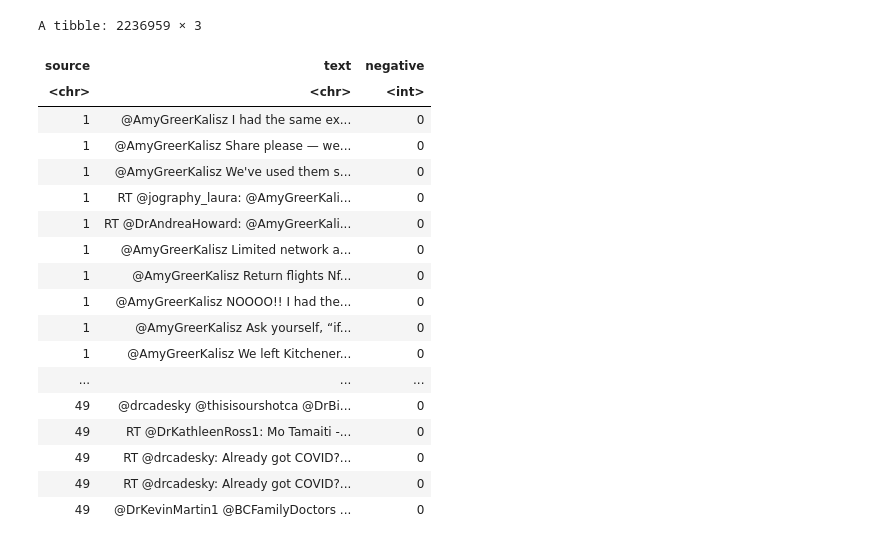
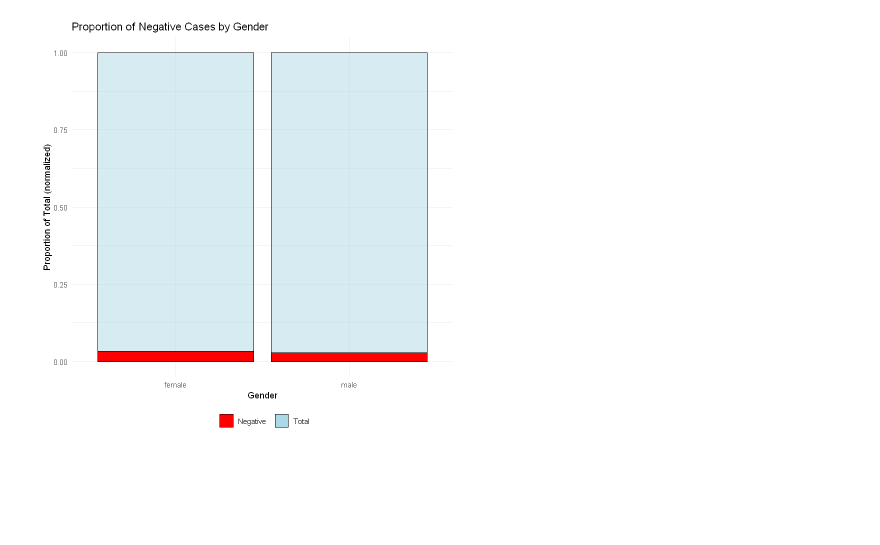
Before and after one commit to Irene-Berezin/tweets, a Jupyter notebook: Untitled-1.ipynb, the cells around one changed output. Cells and saved outputs as stored; diff of their text form; code cells hidden in the pictures; blank space fills up the shorter version.

```diff
--- a/Untitled-1.ipynb
+++ b/Untitled-1.ipynb
@@ -175,0 +260,6 @@ terms <- paste0(" ", terms)
+# %%
+counts <- tibble(
+  negative = c(148501, 75842),
+  total = c(5088774, 2236959),
+  gender = c("male", "female")
+)
@@ -176 +277,13 @@ terms <- paste0(" ", terms)
+# %%
+ggplot(counts, aes(x = gender)) +
+  geom_bar(aes(y = total, fill = "Total"), stat = "identity", color = "black", alpha = 0.5) +
+  geom_bar(aes(y = negative, fill = "Negative"), stat = "identity", color = "black") +
+  scale_fill_manual(values = c("Total" = "lightblue", "Negative" = "red")) +
+  labs(title = "Proportion of Negative Cases by Gender",
+       x = "Gender",
+       y = "Proportion of Total (normalized)") +
+  theme_minimal() +
+  theme(legend.position = "bottom", legend.title = element_blank())
+# %% [output]
+[figure, added]
 # %%
@@ -180,23 +292 @@ male_info <- merged_df_men |>
   mutate(negative = as.integer(grepl(pattern, text, ignore.case = TRUE)))
-# %%
-male_info
-# %% [output]
-A tibble: 2236959 × 3
-| source | text | negative |
-| <chr> | <chr> | <int> |
-| 1 | @AmyGreerKalisz I had the same ex... | 0 |
-| 1 | @AmyGreerKalisz Share please — we... | 0 |
-| 1 | @AmyGreerKalisz We've used them s... | 0 |
-| 1 | RT @jography_laura: @AmyGreerKali... | 0 |
-| 1 | RT @DrAndreaHoward: @AmyGreerKali... | 0 |
-| 1 | @AmyGreerKalisz Limited network a... | 0 |
-| 1 | @AmyGreerKalisz Return flights Nf... | 0 |
-| 1 | @AmyGreerKalisz NOOOO!! I had the... | 0 |
-| 1 | @AmyGreerKalisz Ask yourself, “if... | 0 |
-| 1 | @AmyGreerKalisz We left Kitchener... | 0 |
-| ... | ... | ... |
-| 49 | @drcadesky @thisisourshotca @DrBi... | 0 |
-| 49 | RT @DrKathleenRoss1: Mo Tamaiti -... | 0 |
-| 49 | RT @drcadesky: Already got COVID?... | 0 |
-| 49 | RT @drcadesky: Already got COVID?... | 0 |
-| 49 | @DrKevinMartin1 @BCFamilyDoctors ... | 0 |
```
Also changed, not shown: parts of 15 cells of this notebook.
